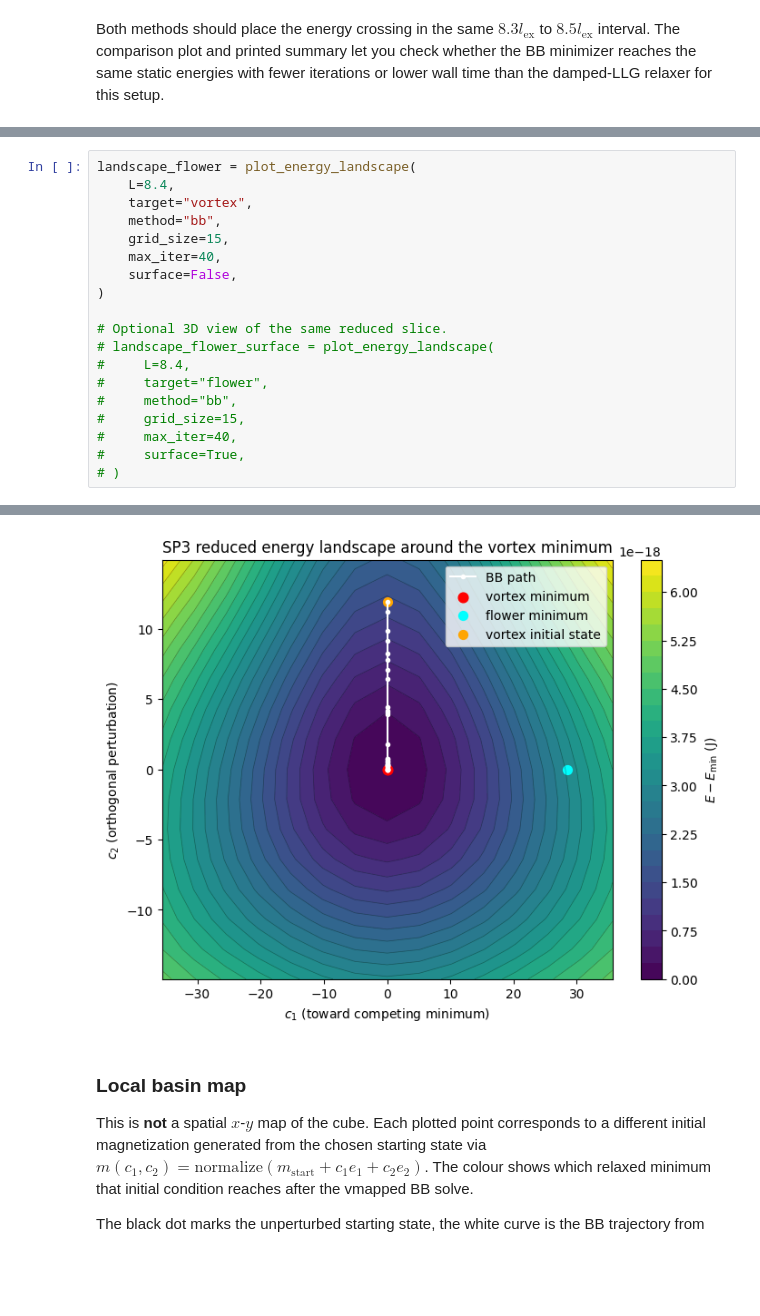
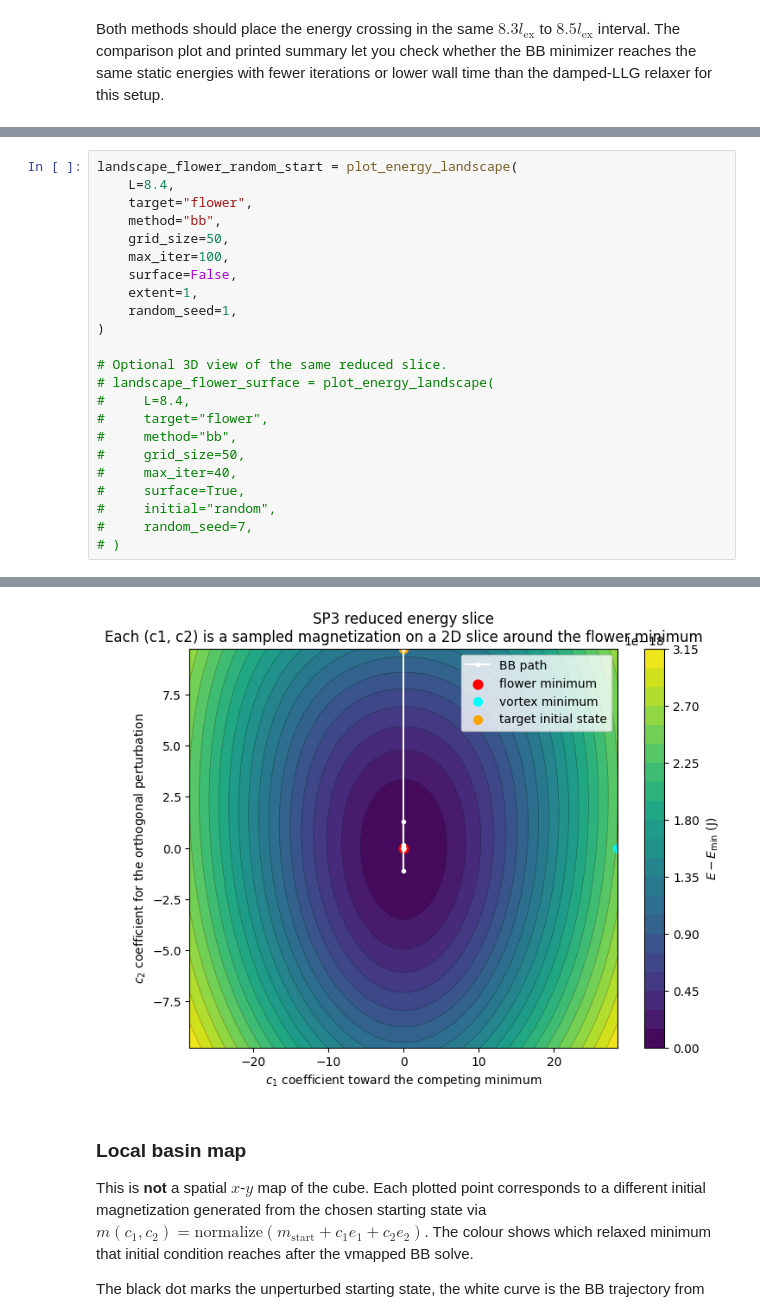
Before and after one commit to DavidLanders95/NeuralMagFork, a Jupyter notebook: docs/examples/standard-problem-3.ipynb, the cells around one changed output, grey strips where cells are left out. Drawn from its saved outputs; the diff is of its cells as text; blank space fills up the shorter version.

```diff
--- a/docs/examples/standard-problem-3.ipynb
+++ b/docs/examples/standard-problem-3.ipynb
@@ -781,13 +870,15 @@ def plot_basin_map(
         "method": method,
     }
 # %%
-landscape_flower = plot_energy_landscape(
+landscape_flower_random_start = plot_energy_landscape(
     L=8.4,
-    target="vortex",
+    target="flower",
     method="bb",
-    grid_size=15,
-    max_iter=40,
+    grid_size=50,
+    max_iter=100,
     surface=False,
+    extent=1,
+    random_seed=1,
 )
 
 # Optional 3D view of the same reduced slice.
@@ -795,8 +886,10 @@ landscape_flower = plot_energy_landscape(
 #     L=8.4,
 #     target="flower",
 #     method="bb",
-#     grid_size=15,
+#     grid_size=50,
 #     max_iter=40,
 #     surface=True,
+#     initial="random",
+#     random_seed=7,
 # )
 # %% [output]
@@ -820,4 +912,4 @@ landscape_flower = plot_energy_landscape(
-[figure, old version]
+[figure, new version]
 # %% [markdown]
 ### Local basin map
 
```
Also changed, not shown: parts of 9 cells of this notebook, 4 other files.
